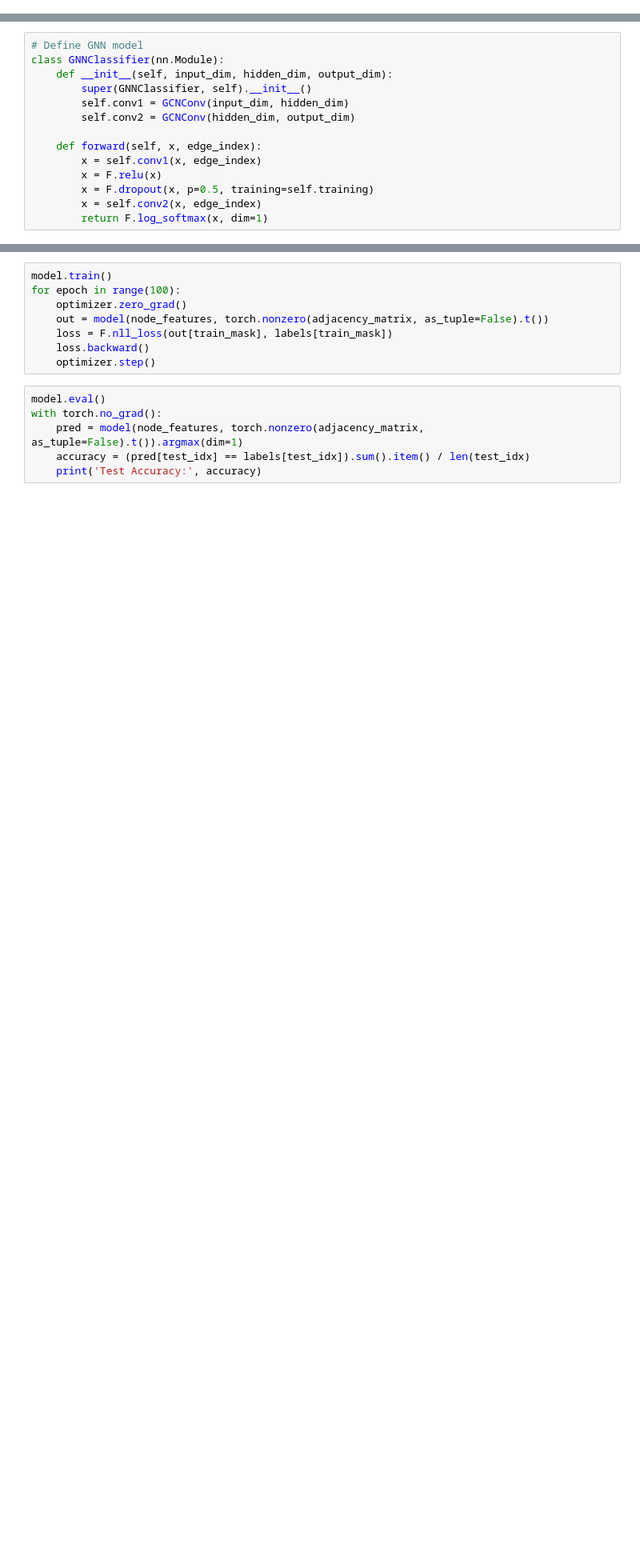
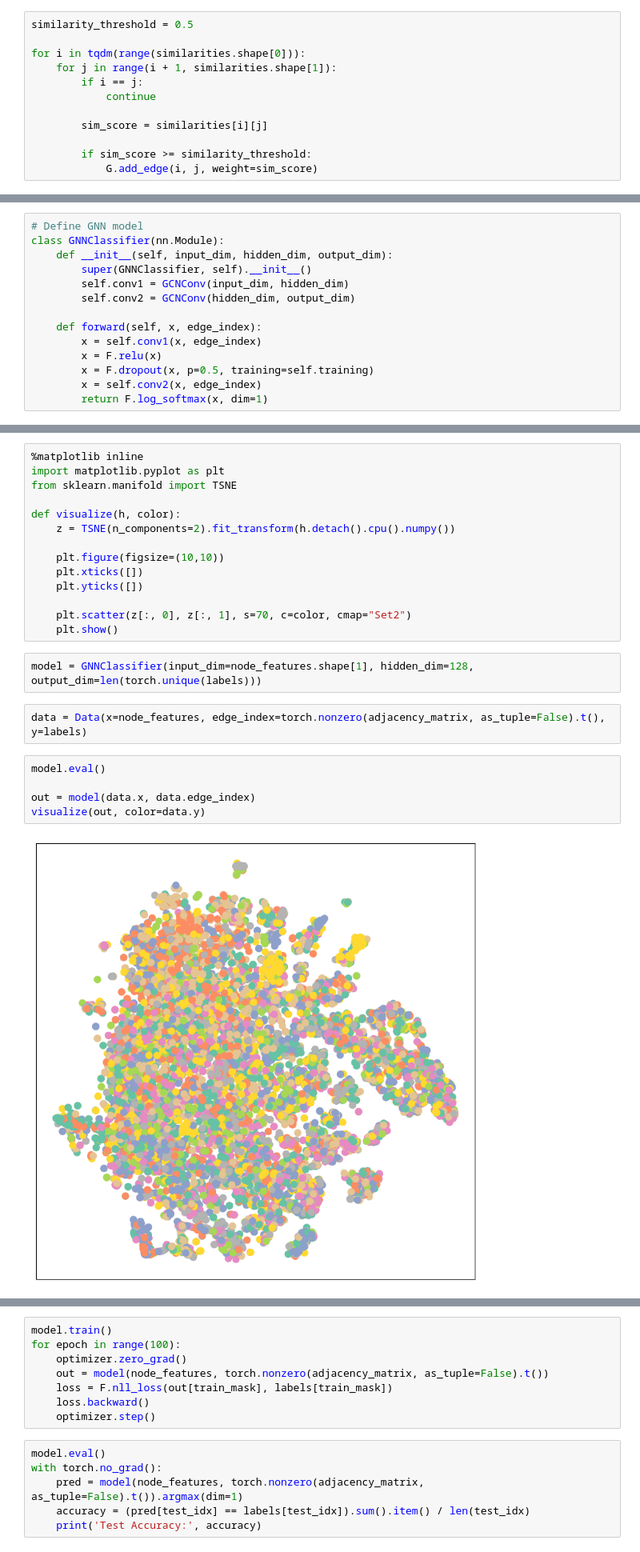
Before and after one commit to afifaniks/triagerX, a Jupyter notebook: notebook/ensemble_dt_deberta_graph.ipynb, the cells around one changed output, grey strips where cells are left out. Shown at 80% size. Cells and saved outputs as stored; diff of their text form; blank space fills up the shorter version.

Commit message:
demo graph

```diff
--- a/notebook/ensemble_dt_deberta_graph.ipynb
+++ b/notebook/ensemble_dt_deberta_graph.ipynb
@@ -151 +195,13 @@ for idx, row in X_df.iterrows():
+# %%
+similarity_threshold = 0.5
+
+for i in tqdm(range(similarities.shape[0])):
+    for j in range(i + 1, similarities.shape[1]):
+        if i == j:
+            continue
+
+        sim_score = similarities[i][j]
+
+        if sim_score >= similarity_threshold:
+            G.add_edge(i, j, weight=sim_score)
 # %%
@@ -223,0 +272,25 @@ import torch.nn.functional as F
+# %%
+%matplotlib inline
+import matplotlib.pyplot as plt
+from sklearn.manifold import TSNE
+
+def visualize(h, color):
+    z = TSNE(n_components=2).fit_transform(h.detach().cpu().numpy())
+
+    plt.figure(figsize=(10,10))
+    plt.xticks([])
+    plt.yticks([])
+
+    plt.scatter(z[:, 0], z[:, 1], s=70, c=color, cmap="Set2")
+    plt.show()
+# %%
+model = GNNClassifier(input_dim=node_features.shape[1], hidden_dim=128, output_dim=len(torch.unique(labels)))
+# %%
+data = Data(x=node_features, edge_index=torch.nonzero(adjacency_matrix, as_tuple=False).t(), y=labels)
+# %%
+model.eval()
+
+out = model(data.x, data.edge_index)
+visualize(out, color=data.y)
+# %% [output]
+[figure, added]
```
Also changed, not shown: parts of 37 cells of this notebook.
